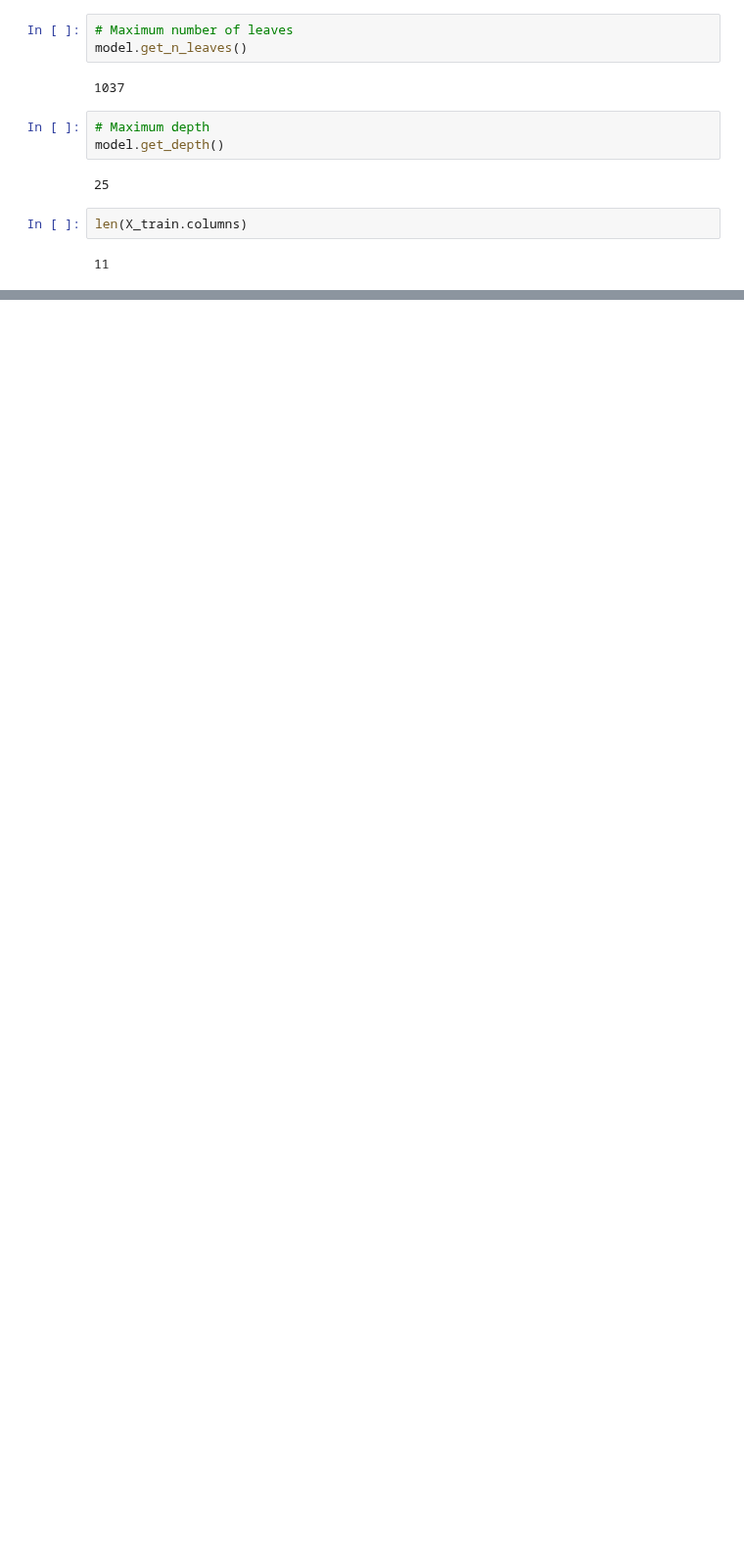
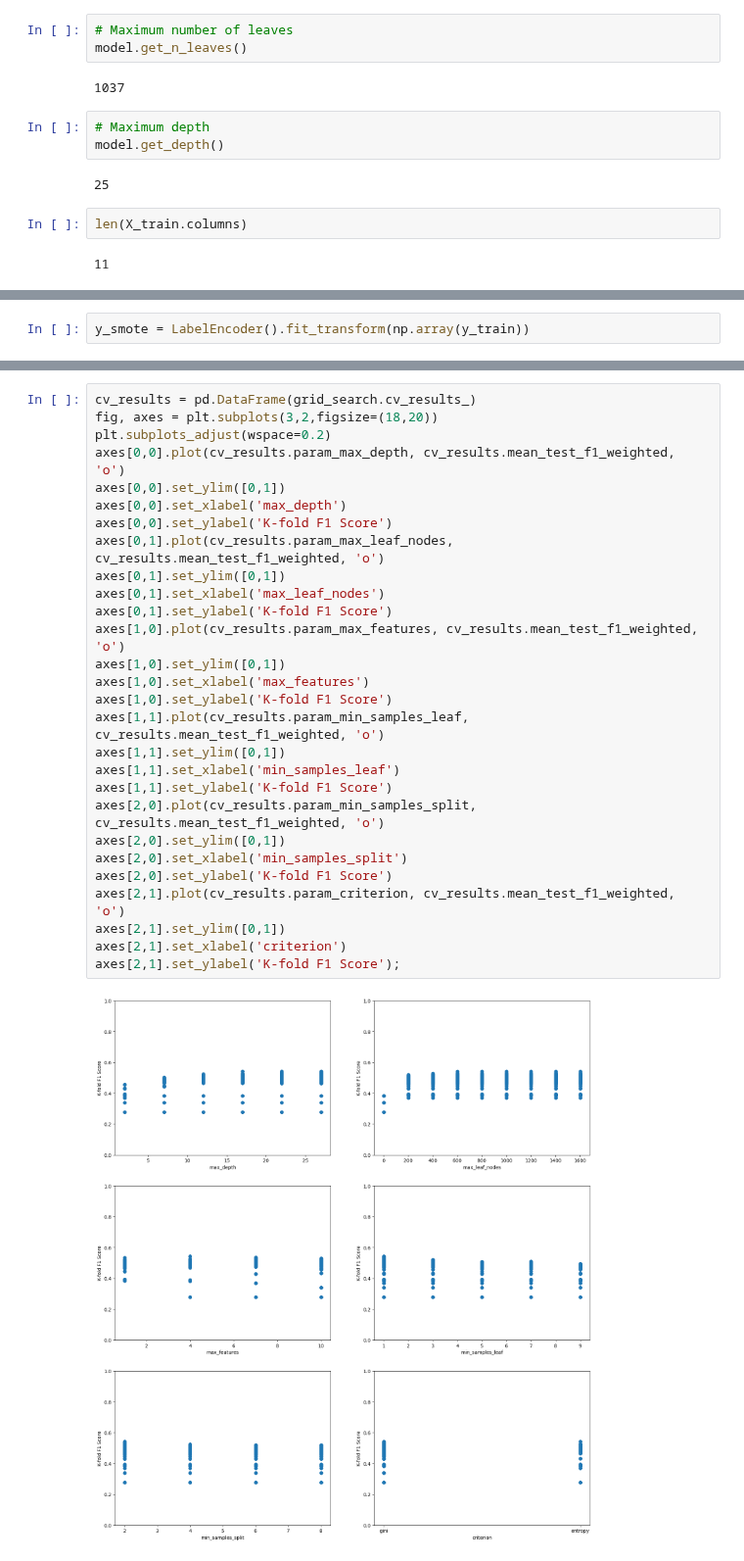
Before and after one commit to diegoschum/Zzz-303-3, a Jupyter notebook: aarti_decision_tree_model.ipynb, the cells around one changed output, grey strips where cells are left out. Shown at 98% size. Drawn from its saved outputs; the diff is of its cells as text; blank space fills up the shorter version.

```diff
--- a/aarti_decision_tree_model.ipynb
+++ b/aarti_decision_tree_model.ipynb
@@ -439,0 +210,2 @@ F1 Weighted:  0.874744405136114
+# %%
+y_smote = LabelEncoder().fit_transform(np.array(y_train))
@@ -439,0 +272,30 @@ F1 Weighted:  0.874744405136114
+# %%
+cv_results = pd.DataFrame(grid_search.cv_results_)
+fig, axes = plt.subplots(3,2,figsize=(18,20))
+plt.subplots_adjust(wspace=0.2)
+axes[0,0].plot(cv_results.param_max_depth, cv_results.mean_test_f1_weighted, 'o')
+axes[0,0].set_ylim([0,1])
+axes[0,0].set_xlabel('max_depth')
+axes[0,0].set_ylabel('K-fold F1 Score')
+axes[0,1].plot(cv_results.param_max_leaf_nodes, cv_results.mean_test_f1_weighted, 'o')
+axes[0,1].set_ylim([0,1])
+axes[0,1].set_xlabel('max_leaf_nodes')
+axes[0,1].set_ylabel('K-fold F1 Score')
+axes[1,0].plot(cv_results.param_max_features, cv_results.mean_test_f1_weighted, 'o')
+axes[1,0].set_ylim([0,1])
+axes[1,0].set_xlabel('max_features')
+axes[1,0].set_ylabel('K-fold F1 Score')
+axes[1,1].plot(cv_results.param_min_samples_leaf, cv_results.mean_test_f1_weighted, 'o')
+axes[1,1].set_ylim([0,1])
+axes[1,1].set_xlabel('min_samples_leaf')
+axes[1,1].set_ylabel('K-fold F1 Score')
+axes[2,0].plot(cv_results.param_min_samples_split, cv_results.mean_test_f1_weighted, 'o')
+axes[2,0].set_ylim([0,1])
+axes[2,0].set_xlabel('min_samples_split')
+axes[2,0].set_ylabel('K-fold F1 Score')
+axes[2,1].plot(cv_results.param_criterion, cv_results.mean_test_f1_weighted, 'o')
+axes[2,1].set_ylim([0,1])
+axes[2,1].set_xlabel('criterion')
+axes[2,1].set_ylabel('K-fold F1 Score');
+# %% [output]
+[figure, added]
```
Also changed, not shown: parts of 45 cells of this notebook.
